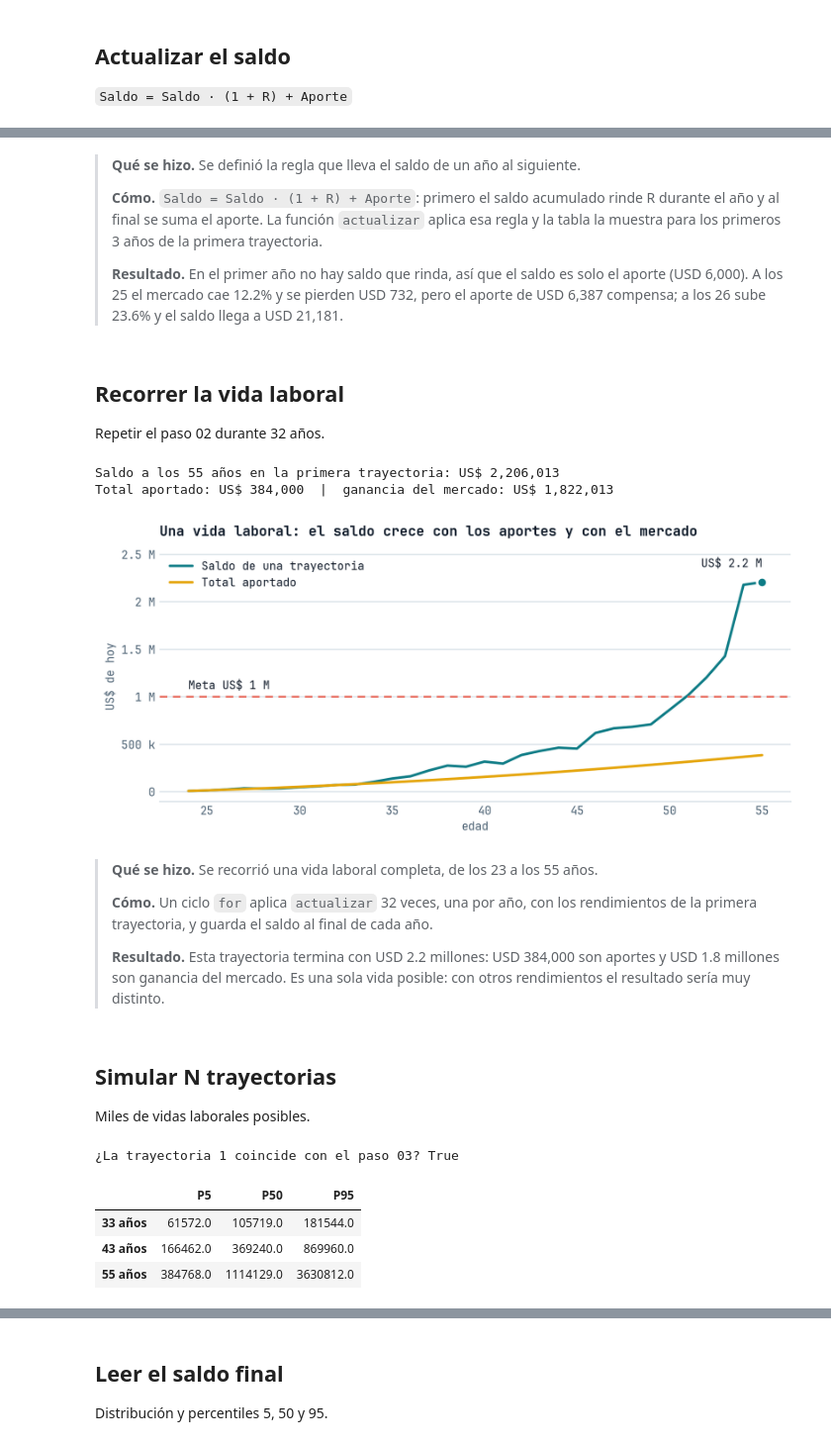
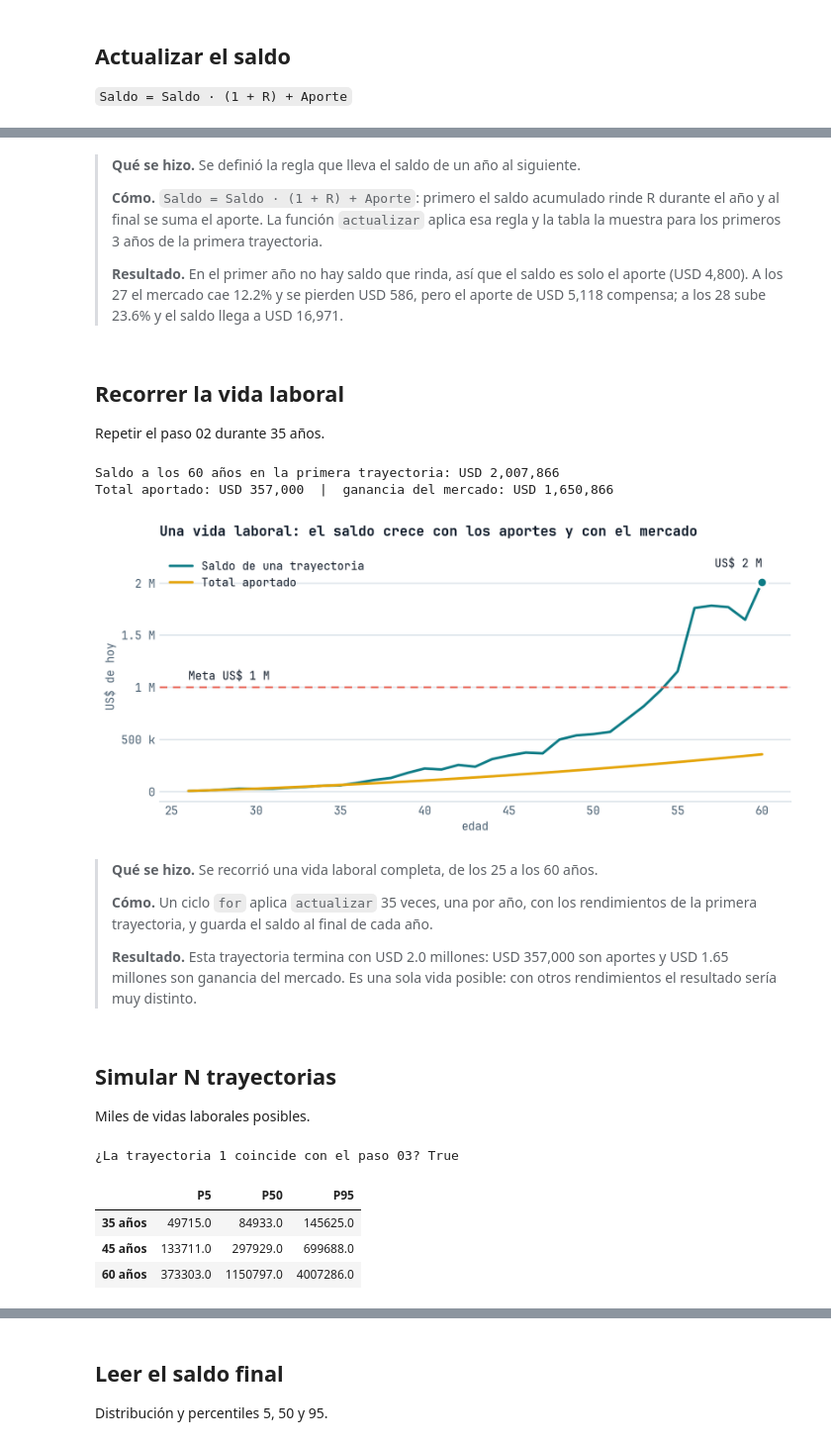
Before and after one commit to josgarciave/montecarlo-bomba-atomica-finanzas, a Jupyter notebook: notebooks/02_pensiones.ipynb, the cells around one changed output, grey strips where cells are left out. Shown at 99% size. Drawn from its saved outputs; the diff is of its cells as text; code cells hidden in the pictures.

```diff
--- a/notebooks/02_pensiones.ipynb
+++ b/notebooks/02_pensiones.ipynb
@@ -22,15 +22,15 @@ import pandas as pd
 from scipy import stats
 
 # Parámetros del análisis (en dólares de hoy)
-EDAD_INICIO, EDAD_RETIRO = 23, 55
-HORIZONTE = EDAD_RETIRO - EDAD_INICIO  # 32 años
-APORTE_INICIAL, APORTE_FINAL = 500, 1_500  # US$ al mes
+EDAD_INICIO, EDAD_RETIRO = 25, 60
+HORIZONTE = EDAD_RETIRO - EDAD_INICIO  # 35 años
+APORTE_INICIAL, APORTE_FINAL = 400, 1_300  # USD al mes (promedio 850)
 MU, SIGMA = 0.086, 0.20  # rentabilidad real anual del S&P 500 y su volatilidad
-META = 1_000_000  # US$
+META = 1_000_000  # USD
 N_SIM = 100_000
 SEMILLA = 42
 
-# El aporte mensual crece en línea recta de 500 a 1,500; se aporta 12 veces al año
+# El aporte mensual crece en línea recta de 400 a 1,300; se aporta 12 veces al año
 aportes = 12 * np.linspace(APORTE_INICIAL, APORTE_FINAL, HORIZONTE)
 edades = EDAD_INICIO + 1 + np.arange(HORIZONTE)  # edad al final de cada año
 aportado = np.cumsum(aportes)  # total aportado acumulado
@@ -132,34 +132,34 @@ pd.DataFrame(
 >
 > **Cómo.** `Saldo = Saldo · (1 + R) + Aporte`: primero el saldo acumulado rinde R durante el año y al final se suma el aporte. La función `actualizar` aplica esa regla y la tabla la muestra para los primeros 3 años de la primera trayectoria.
 >
-> **Resultado.** En el primer año no hay saldo que rinda, así que el saldo es solo el aporte (USD 6,000). A los 25 el mercado cae 12.2% y se pierden USD 732, pero el aporte de USD 6,387 compensa; a los 26 sube 23.6% y el saldo llega a USD 21,181.
+> **Resultado.** En el primer año no hay saldo que rinda, así que el saldo es solo el aporte (USD 4,800). A los 27 el mercado cae 12.2% y se pierden USD 586, pero el aporte de USD 5,118 compensa; a los 28 sube 23.6% y el saldo llega a USD 16,971.
 # %% [markdown]
 ## Recorrer la vida laboral
 
-Repetir el paso 02 durante 32 años.
+Repetir el paso 02 durante 35 años.
 # %%
-# Una vida laboral completa: aplicar el paso 02 cada año, de los 23 a los 55
+# Una vida laboral completa: aplicar el paso 02 cada año, de los 25 a los 60
 saldo = 0.0
 vida = np.empty(HORIZONTE)
 for t in range(HORIZONTE):
     saldo = actualizar(saldo, R[0, t], aportes[t])
     vida[t] = saldo
 
-print(f"Saldo a los {EDAD_RETIRO} años en la primera trayectoria: US$ {vida[-1]:,.0f}")
-print(f"Total aportado: US$ {aportado[-1]:,.0f}  |  ganancia del mercado: US$ {vida[-1] - aportado[-1]:,.0f}")
+print(f"Saldo a los {EDAD_RETIRO} años en la primera trayectoria: USD {vida[-1]:,.0f}")
+print(f"Total aportado: USD {aportado[-1]:,.0f}  |  ganancia del mercado: USD {vida[-1] - aportado[-1]:,.0f}")
 # %% [output]
-Saldo a los 55 años en la primera trayectoria: US$ 2,206,013
-Total aportado: US$ 384,000  |  ganancia del mercado: US$ 1,822,013
+Saldo a los 60 años en la primera trayectoria: USD 2,007,866
+Total aportado: USD 357,000  |  ganancia del mercado: USD 1,650,866
 # %%
 graficas.vida_laboral(edades, vida, aportado, META)
 # %% [output]
-[figure, old version]
+[figure, new version]
 # %% [markdown]
-> **Qué se hizo.** Se recorrió una vida laboral completa, de los 23 a los 55 años.
+> **Qué se hizo.** Se recorrió una vida laboral completa, de los 25 a los 60 años.
 >
-> **Cómo.** Un ciclo `for` aplica `actualizar` 32 veces, una por año, con los rendimientos de la primera trayectoria, y guarda el saldo al final de cada año.
+> **Cómo.** Un ciclo `for` aplica `actualizar` 35 veces, una por año, con los rendimientos de la primera trayectoria, y guarda el saldo al final de cada año.
 >
-> **Resultado.** Esta trayectoria termina con USD 2.2 millones: USD 384,000 son aportes y USD 1.8 millones son ganancia del mercado. Es una sola vida posible: con otros rendimientos el resultado sería muy distinto.
+> **Resultado.** Esta trayectoria termina con USD 2.0 millones: USD 357,000 son aportes y USD 1.65 millones son ganancia del mercado. Es una sola vida posible: con otros rendimientos el resultado sería muy distinto.
 # %% [markdown]
 ## Simular N trayectorias
 
@@ -167,24 +167,25 @@ Miles de vidas laborales posibles.
 # %%
 # Las N vidas laborales a la vez: el ciclo recorre los años y cada paso actualiza todas las trayectorias
 saldos = np.empty((N_SIM, HORIZONTE))
 saldo = np.zeros(N_SIM)
 for t in range(HORIZONTE):
     saldo = actualizar(saldo, R[:, t], aportes[t])
     saldos[:, t] = saldo
 
 # La primera trayectoria coincide con la del paso 03
 print("¿La trayectoria 1 coincide con el paso 03?", np.allclose(saldos[0], vida))
+cortes = [9, 19, HORIZONTE - 1]  # a los 35, 45 y 60 años
 pd.DataFrame(
-    np.percentile(saldos[:, [9, 19, 31]], [5, 50, 95], axis=0).T,
-    index=[f"{e} años" for e in edades[[9, 19, 31]]],
+    np.percentile(saldos[:, cortes], [5, 50, 95], axis=0).T,
+    index=[f"{e} años" for e in edades[cortes]],
     columns=["P5", "P50", "P95"],
 ).round(0)
 # %% [output]
 ¿La trayectoria 1 coincide con el paso 03? True
 |  | P5 | P50 | P95 |
-| 33 años | 61572.0 | 105719.0 | 181544.0 |
-| 43 años | 166462.0 | 369240.0 | 869960.0 |
-| 55 años | 384768.0 | 1114129.0 | 3630812.0 |
+| 35 años | 49715.0 | 84933.0 | 145625.0 |
+| 45 años | 133711.0 | 297929.0 | 699688.0 |
+| 60 años | 373303.0 | 1150797.0 | 4007286.0 |
 # %%
 graficas.trayectorias(edades, saldos, META, aportado)
 # %% [output]
```
Also changed, not shown: parts of 14 cells of this notebook, 13 other files.
